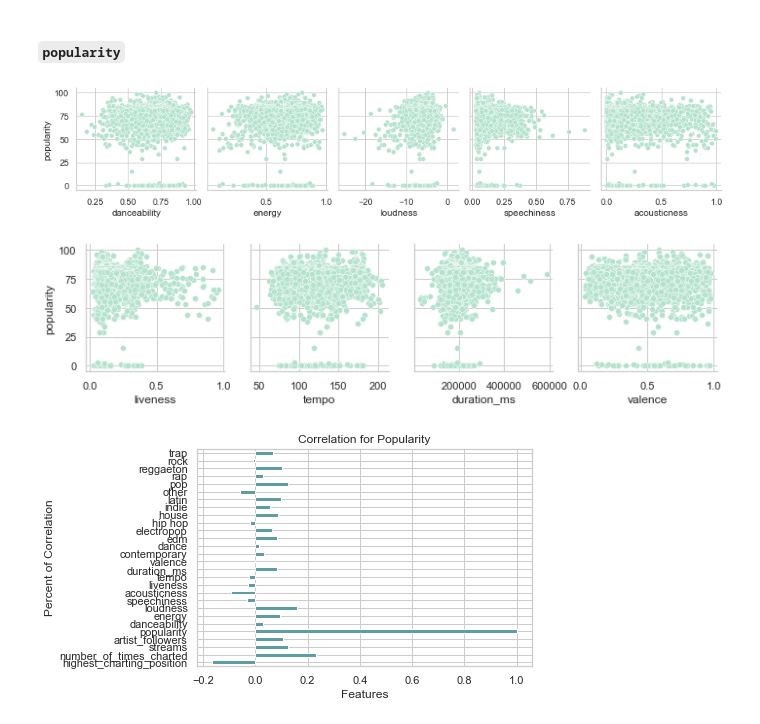
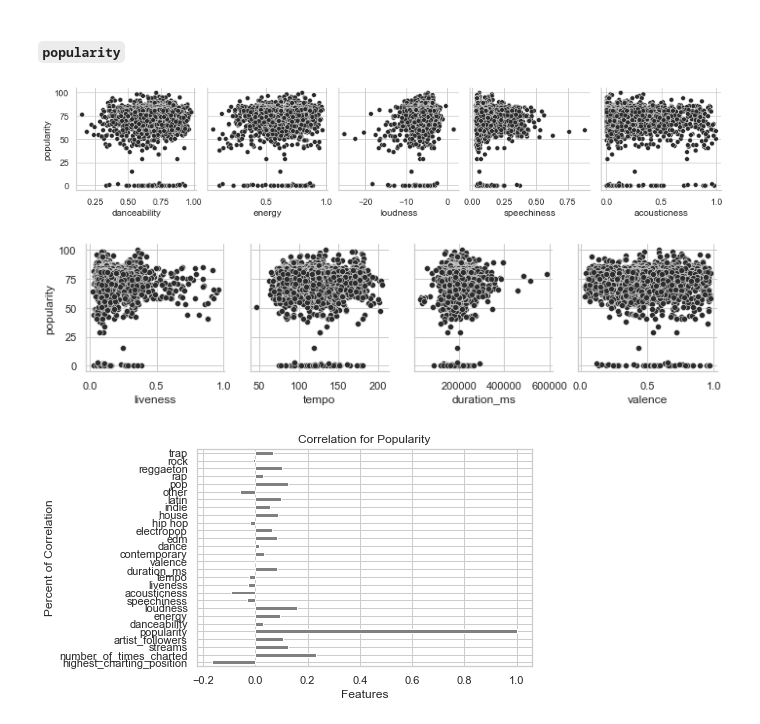
Before and after one commit to janiep/forktesting, a Jupyter notebook: capstone/01_Data_Cleaning_and_EDA.ipynb, the cells around one changed output. Cells and saved outputs as stored; diff of their text form; code cells hidden in the pictures.

```diff
--- a/capstone/01_Data_Cleaning_and_EDA.ipynb
+++ b/capstone/01_Data_Cleaning_and_EDA.ipynb
@@ -657,6 +657,6 @@ params = {'axes.titlesize':'15',
           'xtick.labelsize':'15',
           'ytick.labelsize':'15'}
 plt.rcParams.update(params)
-sns.set_palette(sns.color_palette("Pastel2"))
+sns.set_palette(sns.color_palette("Greys_r"))
 sns.pairplot(data=initial_df, y_vars=['streams'], x_vars=['highest_charting_position','number_of_times_charted', 'popularity','danceability', 'energy', 'loudness']);
 # %% [output]
@@ -900,14 +902,13 @@ Looking further into `streams`, I grouped the feature with the start and end of
 # %% [markdown]
 #### `popularity`
 # %%
-sns.set_palette(sns.color_palette("Pastel2"))
+sns.set_palette(sns.color_palette("Greys_r"))
 sns.pairplot(data=df, y_vars=['popularity'], x_vars=['danceability', 'energy', 'loudness', 'speechiness', 'acousticness']);
 # %% [output]
-[figure, old version]
+[figure, new version]
 # %%
-
 sns.pairplot(data=df, y_vars=['popularity'], x_vars=['liveness', 'tempo', 'duration_ms', 'valence']);
 # %% [output]
-[figure, old version]
+[figure, new version]
 # %%
 # Plot of Correlation for Popularity
```
Also changed, not shown: parts of 32 cells of this notebook, 2 other files.
